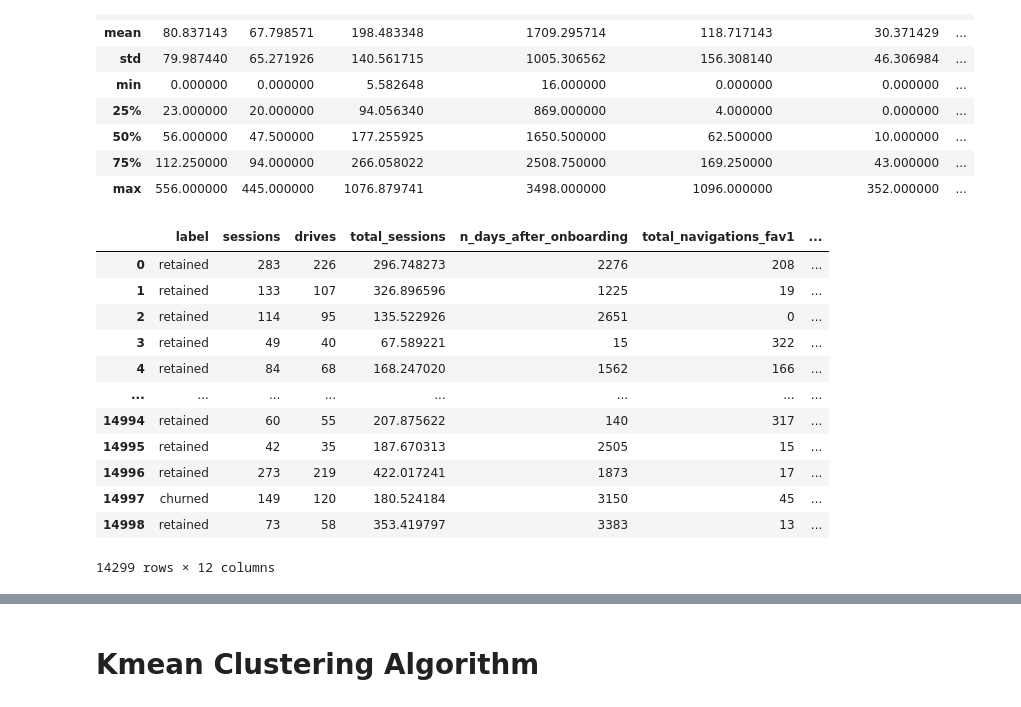
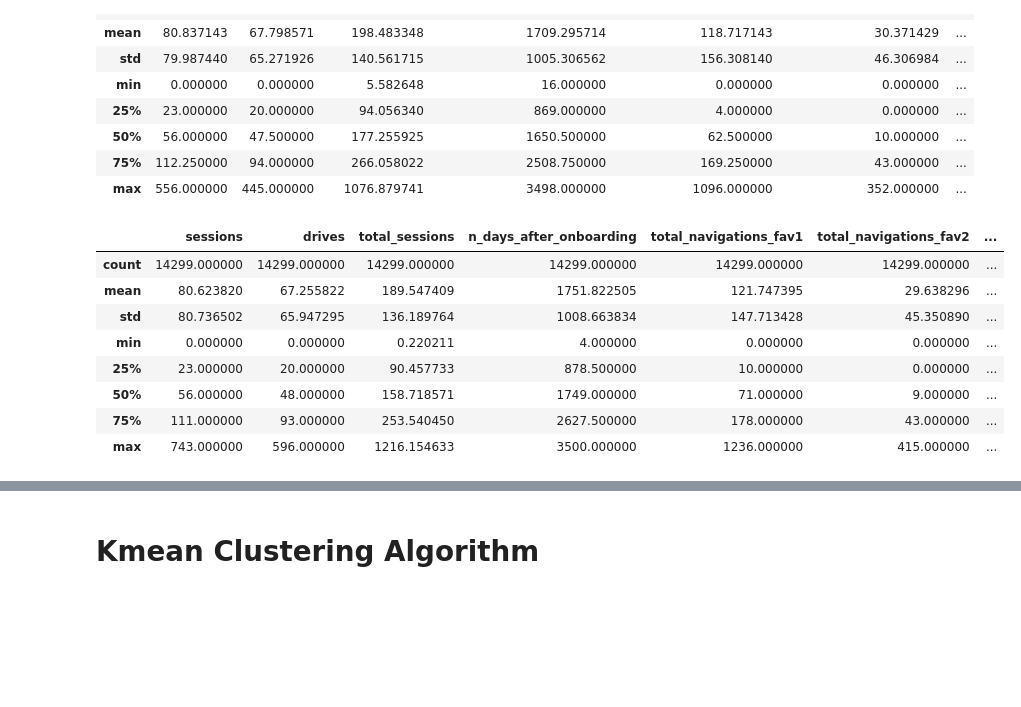
Before and after one commit to MaukanMir/Waze-Analysis, a Jupyter notebook: training.ipynb, the cells around one changed output, grey strips where cells are left out. Cells and saved outputs as stored; diff of their text form; code cells hidden in the pictures; blank space fills up the shorter version.

Commit message:
fixed labeled bug

```diff
--- a/training.ipynb
+++ b/training.ipynb
@@ -235,18 +272,14 @@ missing_values.describe()
 | max | 556.000000 | 445.000000 | 1076.879741 | 3498.000000 | 1096.000000 | 352.000000 | ... |
 # %%
 complete_df = df[df["label"].notna()]
-complete_df
+complete_df.describe()
 # %% [output]
-|  | label | sessions | drives | total_sessions | n_days_after_onboarding | total_navigations_fav1 | ... |
-| 0 | retained | 283 | 226 | 296.748273 | 2276 | 208 | ... |
-| 1 | retained | 133 | 107 | 326.896596 | 1225 | 19 | ... |
-| 2 | retained | 114 | 95 | 135.522926 | 2651 | 0 | ... |
-| 3 | retained | 49 | 40 | 67.589221 | 15 | 322 | ... |
-| 4 | retained | 84 | 68 | 168.247020 | 1562 | 166 | ... |
-| ... | ... | ... | ... | ... | ... | ... | ... |
-| 14994 | retained | 60 | 55 | 207.875622 | 140 | 317 | ... |
-| 14995 | retained | 42 | 35 | 187.670313 | 2505 | 15 | ... |
-| 14996 | retained | 273 | 219 | 422.017241 | 1873 | 17 | ... |
-| 14997 | churned | 149 | 120 | 180.524184 | 3150 | 45 | ... |
-| 14998 | retained | 73 | 58 | 353.419797 | 3383 | 13 | ... |
+|  | sessions | drives | total_sessions | n_days_after_onboarding | total_navigations_fav1 | total_navigations_fav2 | ... |
+| count | 14299.000000 | 14299.000000 | 14299.000000 | 14299.000000 | 14299.000000 | 14299.000000 | ... |
+| mean | 80.623820 | 67.255822 | 189.547409 | 1751.822505 | 121.747395 | 29.638296 | ... |
+| std | 80.736502 | 65.947295 | 136.189764 | 1008.663834 | 147.713428 | 45.350890 | ... |
+| min | 0.000000 | 0.000000 | 0.220211 | 4.000000 | 0.000000 | 0.000000 | ... |
+| 25% | 23.000000 | 20.000000 | 90.457733 | 878.500000 | 10.000000 | 0.000000 | ... |
+| 50% | 56.000000 | 48.000000 | 158.718571 | 1749.000000 | 71.000000 | 9.000000 | ... |
+| 75% | 111.000000 | 93.000000 | 253.540450 | 2627.500000 | 178.000000 | 43.000000 | ... |
+| max | 743.000000 | 596.000000 | 1216.154633 | 3500.000000 | 1236.000000 | 415.000000 | ... |
-14299 rows × 12 columns
```
Also changed, not shown: parts of 8 cells of this notebook.
